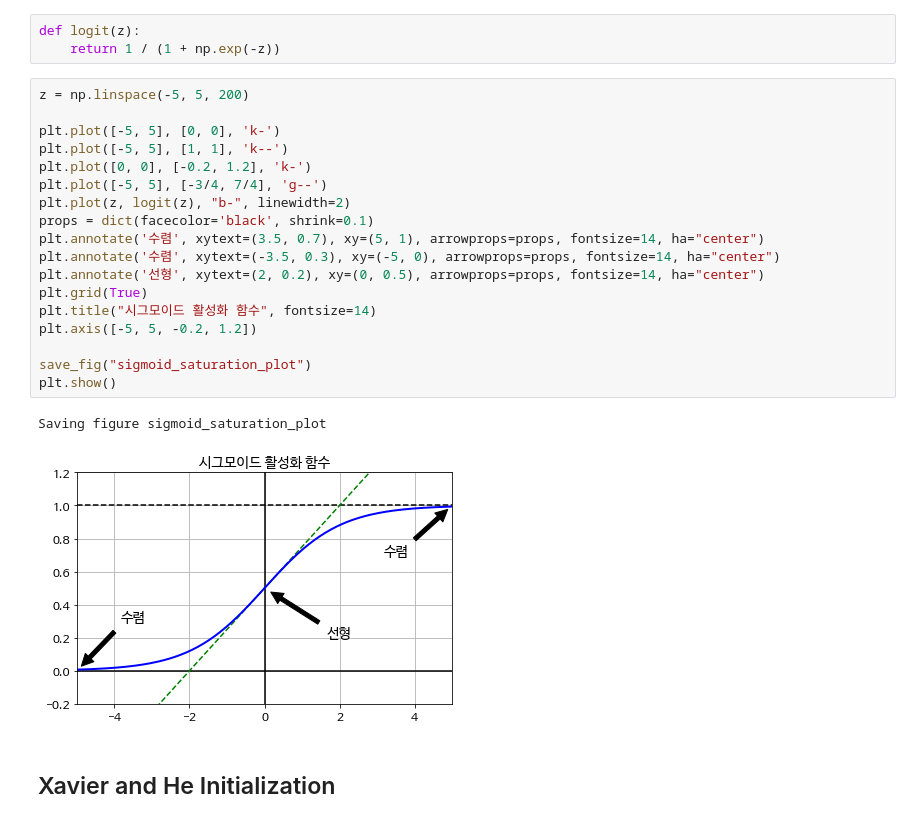
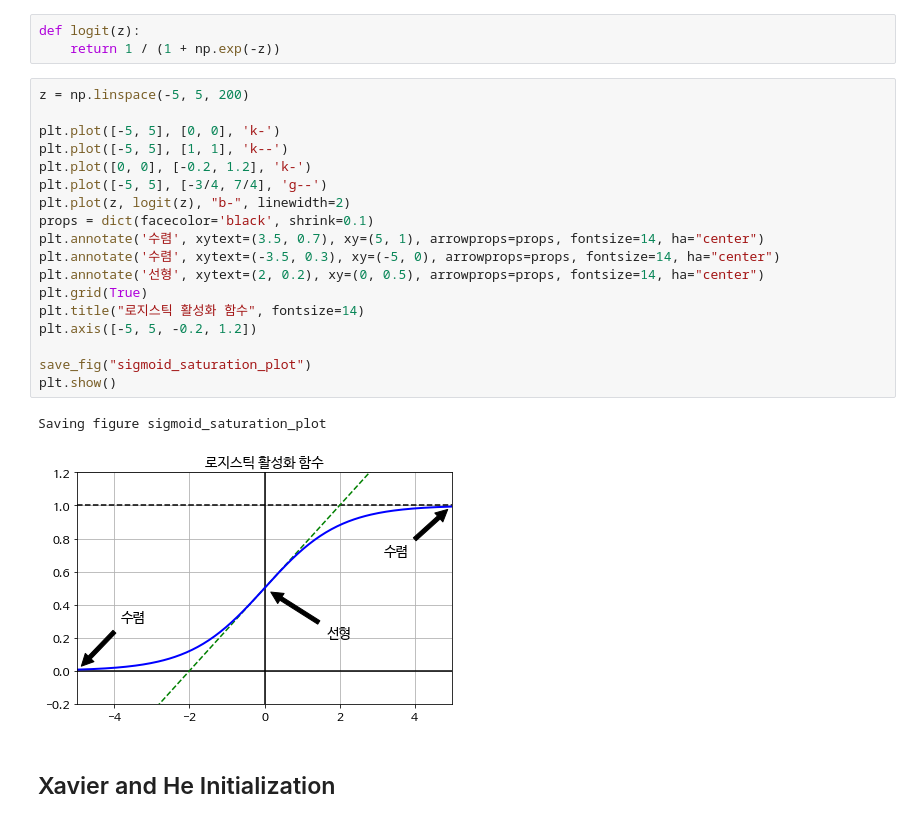
Before and after one commit to gocks8/deep_study, a Jupyter notebook: 11_deep_learning.ipynb, the cells around one changed output. Drawn from its saved outputs; the diff is of its cells as text.

```diff
--- a/11_deep_learning.ipynb
+++ b/11_deep_learning.ipynb
@@ -50,24 +50,24 @@ def logit(z):
 # %%
 z = np.linspace(-5, 5, 200)
 
 plt.plot([-5, 5], [0, 0], 'k-')
 plt.plot([-5, 5], [1, 1], 'k--')
 plt.plot([0, 0], [-0.2, 1.2], 'k-')
 plt.plot([-5, 5], [-3/4, 7/4], 'g--')
 plt.plot(z, logit(z), "b-", linewidth=2)
 props = dict(facecolor='black', shrink=0.1)
 plt.annotate('수렴', xytext=(3.5, 0.7), xy=(5, 1), arrowprops=props, fontsize=14, ha="center")
 plt.annotate('수렴', xytext=(-3.5, 0.3), xy=(-5, 0), arrowprops=props, fontsize=14, ha="center")
 plt.annotate('선형', xytext=(2, 0.2), xy=(0, 0.5), arrowprops=props, fontsize=14, ha="center")
 plt.grid(True)
-plt.title("시그모이드 활성화 함수", fontsize=14)
+plt.title("로지스틱 활성화 함수", fontsize=14)
 plt.axis([-5, 5, -0.2, 1.2])
 
 save_fig("sigmoid_saturation_plot")
 plt.show()
 # %% [output]
 Saving figure sigmoid_saturation_plot
-[figure, old version]
+[figure, new version]
 # %% [markdown]
 ## Xavier and He Initialization
 # %% [markdown]
```
Also changed, not shown: 1 other file.
